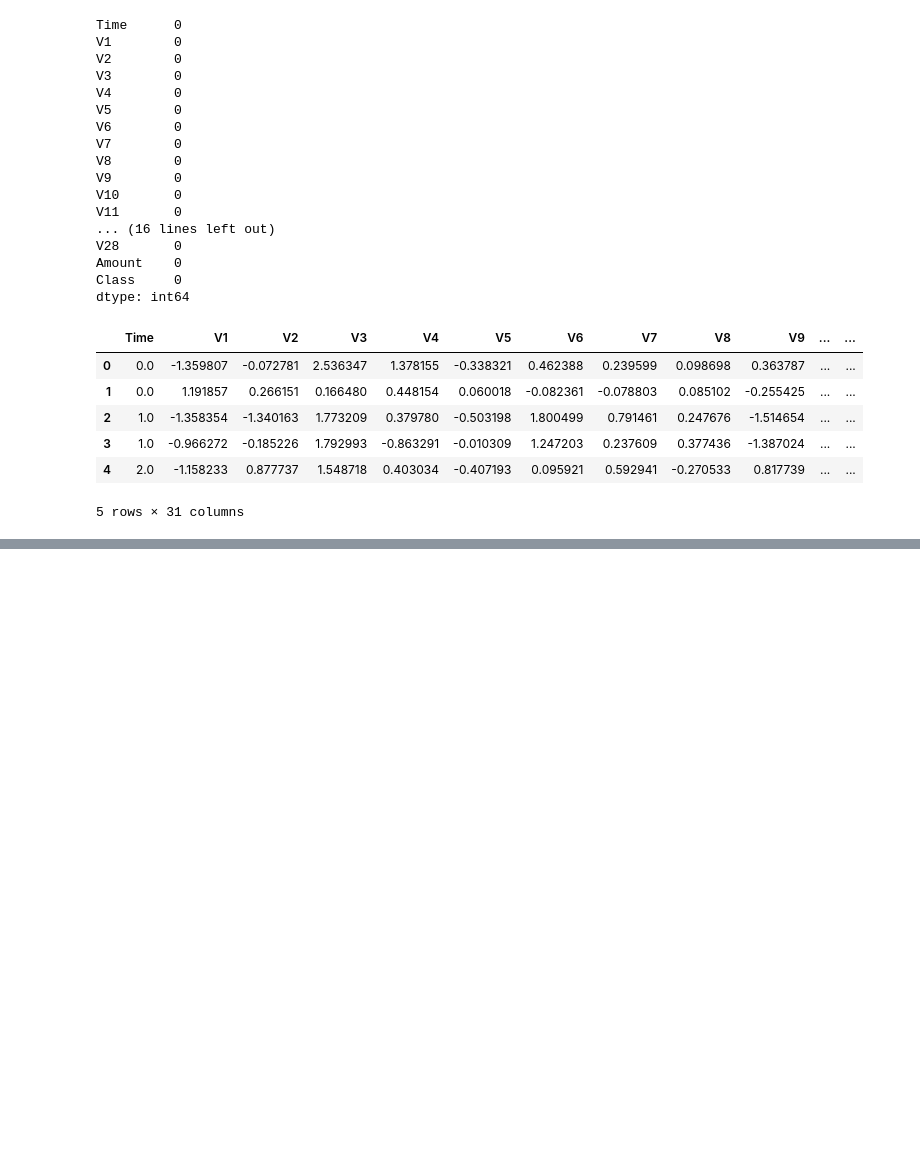
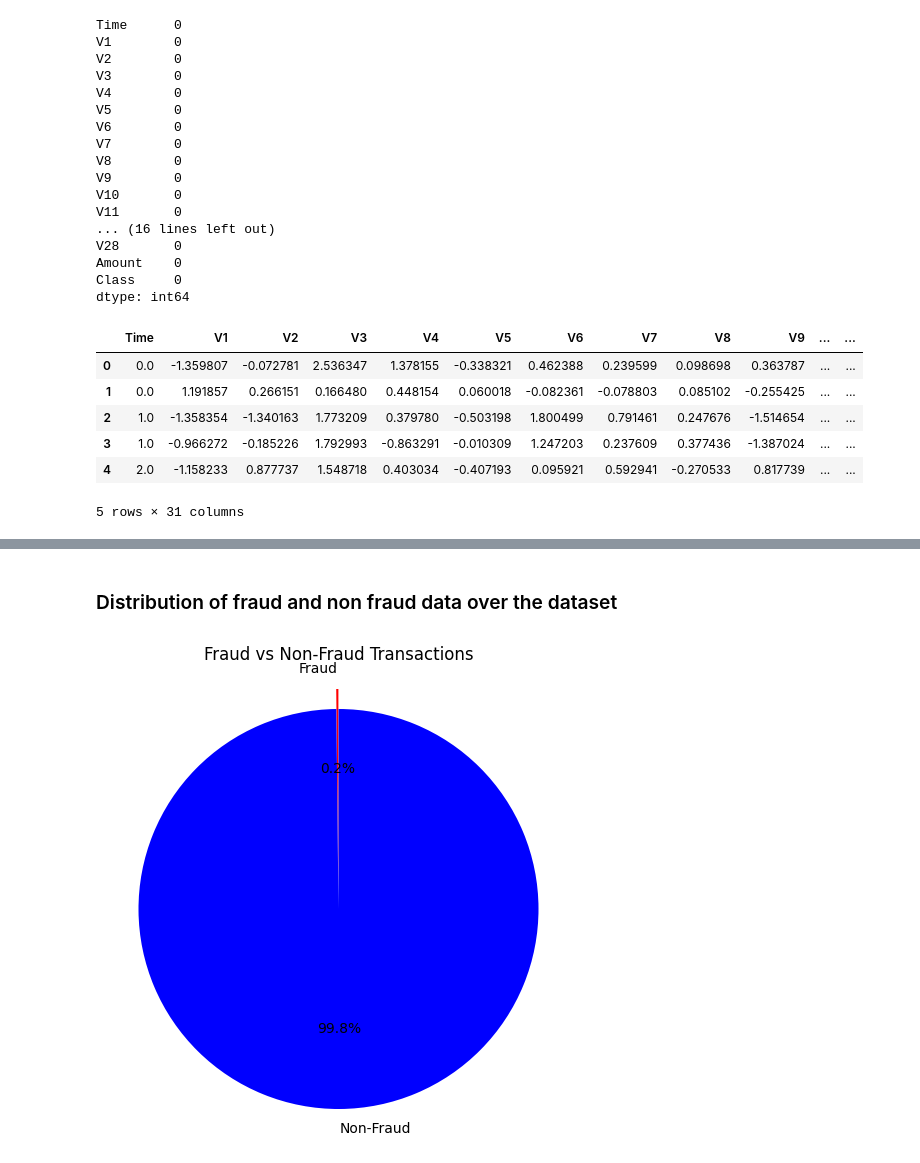
Before and after one commit to ShamindaKanchana/CreditCard_Fraud_Detection, a Jupyter notebook: creditCard_fraudDetection.ipynb, the cells around one changed output, grey strips where cells are left out. Saved outputs shown, nothing was run; the diff lists cells and outputs as text; code cells hidden in the pictures; blank space fills up the shorter version.

```diff
--- a/creditCard_fraudDetection.ipynb
+++ b/creditCard_fraudDetection.ipynb
@@ -44,0 +94,9 @@ credit_card_Df.head()
+# %%
+fraud = credit_card_Df[credit_card_Df['Class'] == 1]
+non_fraud = credit_card_Df[credit_card_Df['Class'] == 0]
+
+print("Fraud outliers:")
+print(fraud[['V27', 'V28', 'Amount']].describe())
+
+print("Non-fraud outliers:")
+print(non_fraud[['V27', 'V28', 'Amount']].describe())
@@ -44,0 +124,16 @@ credit_card_Df.head()
+# %% [markdown]
+### Distribution of fraud and non fraud data over the dataset
+# %%
+labels = ['Fraud', 'Non-Fraud']
+sizes = [len(fraud), len(non_fraud)]
+colors = ['red', 'blue']
+explode = (0.1, 0)
+
+
+plt.figure(figsize=(6, 6))
+plt.pie(sizes, labels=labels, colors=colors, explode=explode, autopct='%1.1f%%', startangle=90)
+plt.title('Fraud vs Non-Fraud Transactions')
+plt.axis('equal')
+plt.show()
+# %% [output]
+[figure, added]
```
Also changed, not shown: parts of 7 cells of this notebook.
